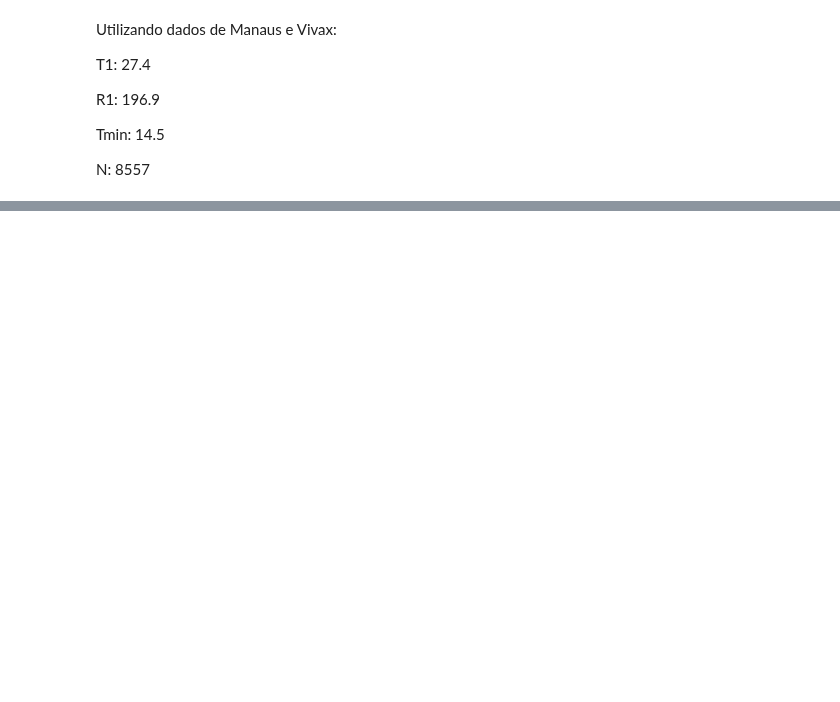
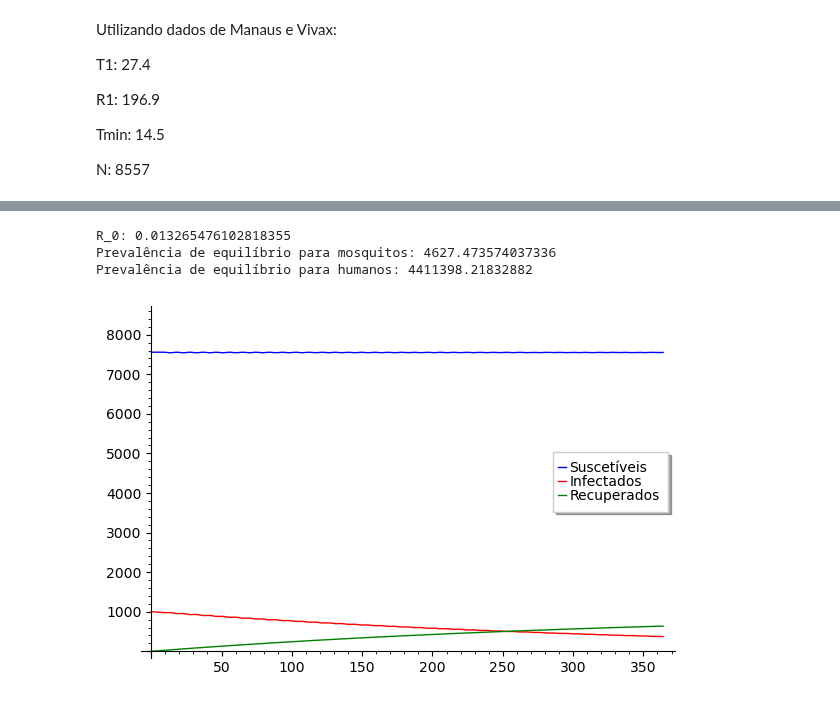
Before and after one commit to RaphaLevy/TCC, a Jupyter notebook: Modelagem/Teste_Modelagem_Brasil.ipynb, the cells around one changed output, grey strips where cells are left out. Drawn from its saved outputs; the diff is of its cells as text; code cells hidden in the pictures; blank space fills up the shorter version.

```diff
--- a/Modelagem/Teste_Modelagem_Brasil.ipynb
+++ b/Modelagem/Teste_Modelagem_Brasil.ipynb
@@ -51,10 +51,9 @@ b2 = 0.09 # Proporção de picadas de mosquitos infectados em humanos suscetíve
 tau_H = 10 # Período latente de infecção em humanos
 DD = 111 # "Degree days" para desenvolvimento do parasita
 Tmin = 16 # Temperatura mínima (abaixo dessa temperatura não há desenvolvimento do parasita)
-gamma = 1/120 # 1/Duração média da infectividade humana em dias
+gamma = 1/120 # 1/Duração média da infecciosidade humana em dias
 R_L = 50 # Chuva limite até que os sítios de reprodução sejam eliminados, removendo indivíduos de estágio imaturo
 
-mu = 0.02  # Taxa de mortalidade de mosquitos
 N = 1000  # Número total de humanos
 M = 10000  # Número total de mosquitos
 I_M0 = M  # Número inicial de mosquitos infectados
@@ -65,6 +64,7 @@ def run_simulation(num_steps=365, dt=1, T1=27.4, T2=0.025, omega1=0.67, phi1=1.5
                    B_E=200, p_ME=0.9, p_ML=0.25, p_MP=0.75, tau_E=1, tau_P=1, c1=0.00554, c2=-0.06737,
                    D1=36.5, b1=0.04, A=-0.03, B=1.31, C=-4.4, b2=0.09, tau_H=10, DD=105, Tmin=14.5, gamma=1/120, R_L = 50,
                    N=8557, M=10000, I_M0=None, I_H0=1000):
+
     # Definindo as constantes
     if I_M0 is None:
         I_M0 = M / 100
@@ -87,14 +87,22 @@ def run_simulation(num_steps=365, dt=1, T1=27.4, T2=0.025, omega1=0.67, phi1=1.5
         return np.exp(-1 / (A*T**2 + B*T + C))
 
     # Probabilidade de sobrevivência das larvas dependente de temperatura e chuva
-    def p_L(T):
+    def p_LT(T):
         return np.exp(-(c1 * T + c2))
 
-    def p_L(R):
+    def p_LR(R):
         return (4*p_ML/R_L**2) * R * (R_L - R)
 
-    def p_L(R,T):
-        return p_L(T)*p_L(R)
+    def p_LRT(R,T):
+        return p_LR(R)*p_LT(T)
+
+    # Probabilidade de sobrevivência dos ovos e pupas dependente de chuva (Não definido previamente)
+    def p_ER(R):
+        return (4*p_ME/R_L**2) * R * (R_L - R)
+
+    # Probabilidade de sobrevivência dos ovos e pupas dependente de chuva (Não definido previamente)
+    def p_PR(R):
+        return (4*p_MP/R_L**2) * R * (R_L - R)
 
     # Duração do ciclo esporogônico
     def tau_M(T):
@@ -122,7 +130,11 @@ def run_simulation(num_steps=365, dt=1, T1=27.4, T2=0.025, omega1=0.67, phi1=1.5
 
         # Calcular a taxa de mordida e probabilidade de transmissão
         a = (T_curr - T1) / D1
-        b = B_E * p_ME * p_ML * p_MP / (tau_E + tau_L(T_curr) + tau_P)
+        b = B_E * p_ME * p_LRT(R_curr,T_curr) * p_MP / (tau_E + tau_L(T_curr) + tau_P)
+        #rint(b)
+
+        # b = B_E * p_E(R_curr) * p_LRT(R_curr,T_curr) * p_P(R_curr) / (tau_E + tau_L(T_curr) + tau_P)
+        # p_E(R), p_P(R) = ?
 
         if t < tau_H:
             dS_H = -a * b2 * (I_M0 / N) * S_H[-1]
@@ -139,13 +151,13 @@ def run_simulation(num_steps=365, dt=1, T1=27.4, T2=0.025, omega1=0.67, phi1=1.5
         times.append(t * dt)
 
     # Calculando R_0
-    def calculate_R0(M, a, b1, b2, T, gamma, mu, N):
+    def calculate_R0(M, a, b1, b2, T, gamma, N): # , mu)
         tau_M_T = tau_M(T)
         l_tau_M = l(tau_M_T, T)
         R_0 = (M * a**2 * b1 * b2 * l_tau_M) / (gamma * mu(T) * N)
         return R_0
 
-    R_0 = calculate_R0(M, a, b1, b2, T1, gamma, mu, N)
+    R_0 = calculate_R0(M, a, b1, b2, T1, gamma, N)  # , mu)
     print(f"R_0: {R_0}")
 
     # Calcular prevalências de equilíbrio
@@ -172,3 +198,13 @@ R_0: 0.0005233502900837928
 Prevalência de equilíbrio para mosquitos: 47087.833535792284
 Prevalência de equilíbrio para humanos: 1541426.3318917223
 [figure]
+# %%
+run_simulation(num_steps=365, dt=1, T1=27.4, T2=0.025, omega1=0.67, phi1=1.53, R1=196.9, R2=-0.033, omega2=0.65, phi2=1.99,
+                   B_E=200, p_ME=0.9, p_ML=0.25, p_MP=0.75, tau_E=1, tau_P=1, c1=0.00554, c2=-0.06737,
+                   D1=36.5, b1=0.1, A=-0.03, B=1.31, C=-4.4, b2=0.3, tau_H=10, DD=105, Tmin=14.5, gamma=1/365, R_L = 50,
+                   N=8557, M=10000, I_M0=None, I_H0=1000)
+# %% [output]
+R_0: 0.013265476102818355
+Prevalência de equilíbrio para mosquitos: 4627.473574037336
+Prevalência de equilíbrio para humanos: 4411398.21832882
+[figure, added]
```
Also changed, not shown: parts of 2 cells of this notebook.
